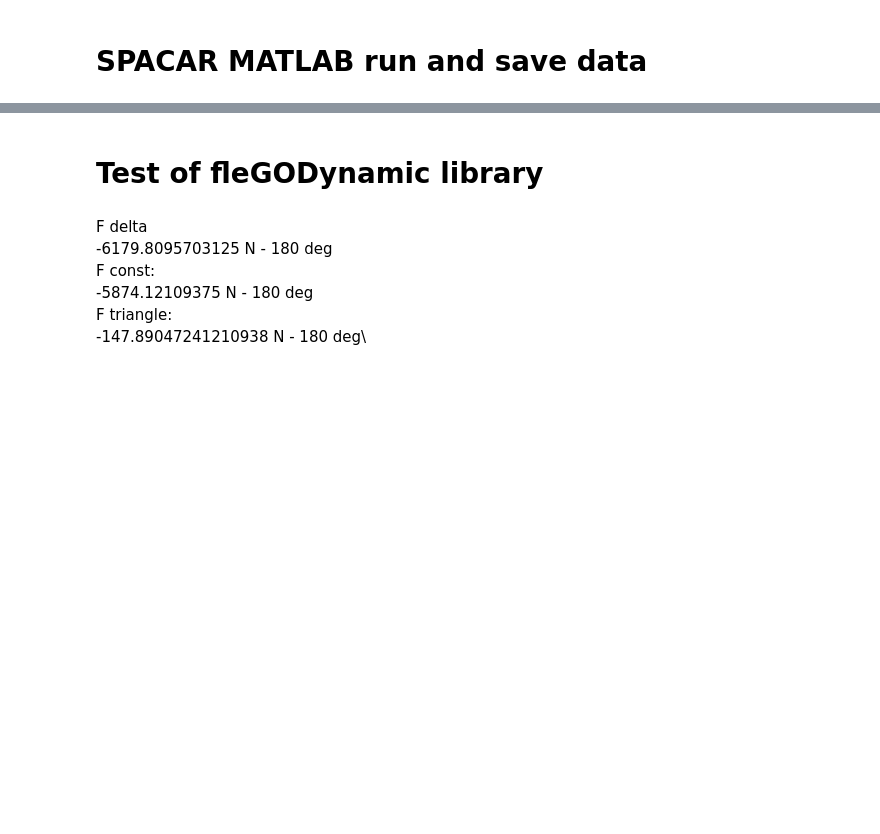
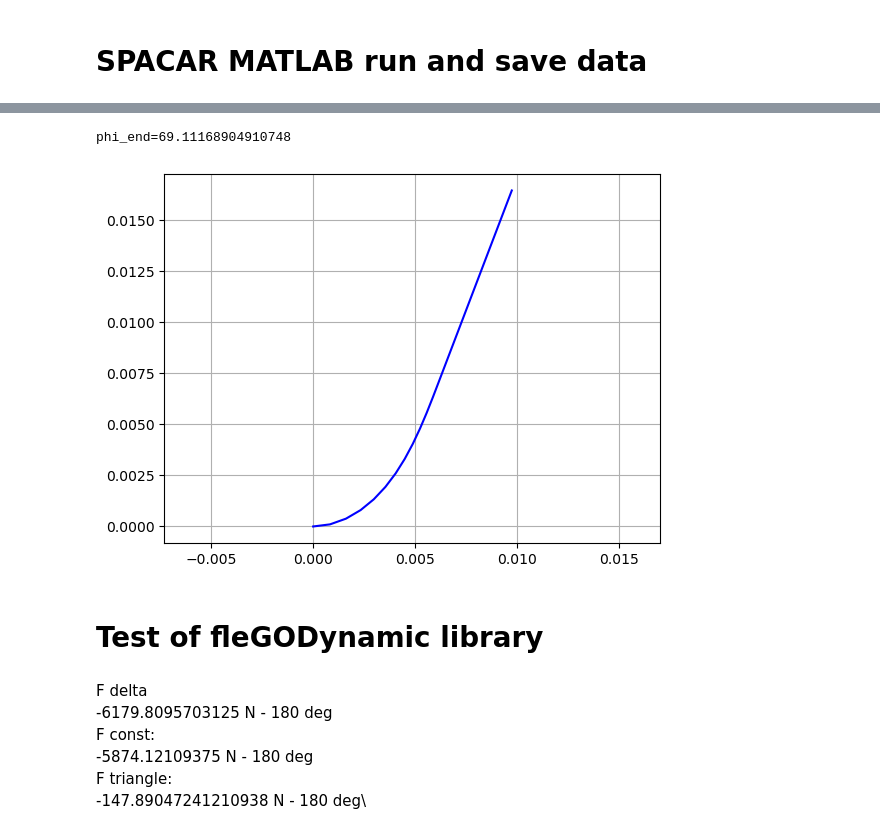
Before and after one commit to dvogureckiy99/dynastatflex, a Jupyter notebook: library_test.ipynb, the cells around one changed output, grey strips where cells are left out. Cells and saved outputs as stored; diff of their text form; code cells hidden in the pictures; blank space fills up the shorter version.

```diff
--- a/library_test.ipynb
+++ b/library_test.ipynb
@@ -25,41 +25,46 @@ W = 0.0005   # [m] thickness from 5*4e-4 with step [5 25]4e-4    all 20
 # Stroke of the end of the beam
 # Stroke = np.deg2rad(80)
 # Moment is applied to the end of the beam
 # M = 1.1280328000000182 # N*m 65.767 deg, 3.0892327760299634; % pi, 6.178465552059927; % 2pi,  12.356931104119854; %4pi
-Fext = 30 # force
+Fx = 0
+Fy = 15 # force
 steps = 3 # number of in-between loads
 N = 25 # odd is better
 l_Fext=0.01 # point of force
 
 # load data to MATLAB workspace
 eng.clear_all(nargout=0) # clear the workspace script
 eng.workspace['E'] = E
 eng.workspace['G'] = G
 eng.workspace['rho'] = rho
 eng.workspace['L'] = L
 eng.workspace['H'] = H
 eng.workspace['W'] = W
-eng.workspace['F'] = Fext
+eng.workspace['Fx'] = Fx
+eng.workspace['Fy'] = Fy
 eng.workspace['steps'] = steps
 eng.workspace['N'] = N
 eng.workspace['l_Fext'] = l_Fext
 
 # run script
 eng.CM(nargout=0)
 # get data
 x = eng.workspace['x_all_nodes']
 y = eng.workspace['y_all_nodes']
 phi_end = eng.workspace['phi_end']
 
 np.savez('SPACAR.npz',\
             x=x,y=y,phi_end=phi_end)
-# print("phi_end={}".format( phi_end))
-# import matplotlib.pyplot as plt
-# plt.plot(x,y,"-b")
+print("phi_end={}".format( phi_end))
+import matplotlib.pyplot as plt
+plt.plot(x,y,"-b")
 # plt.plot(x,y,"og")
-# plt.grid()
-# plt.axis('equal')
-# plt.show()
+plt.grid()
+plt.axis('equal')
+plt.show()
+# %% [output]
+phi_end=69.11168904910748
+[figure, added]
 # %%
 eng.quit() # close MATLAB session
 # %% [markdown]
```
Also changed, not shown: 7 other files.
